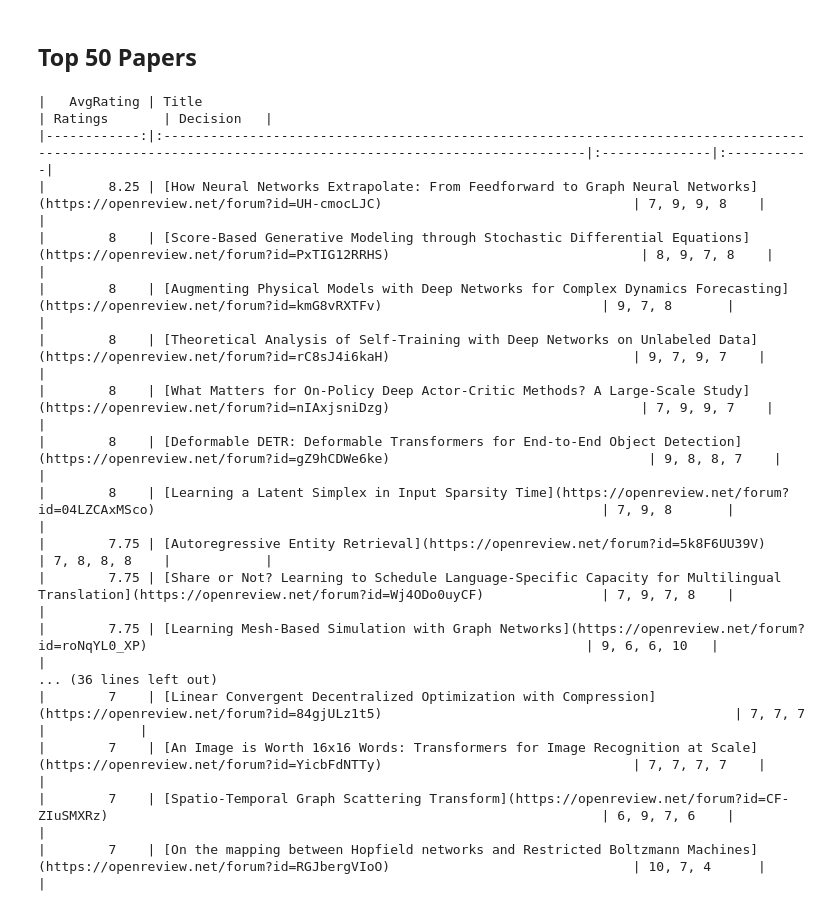
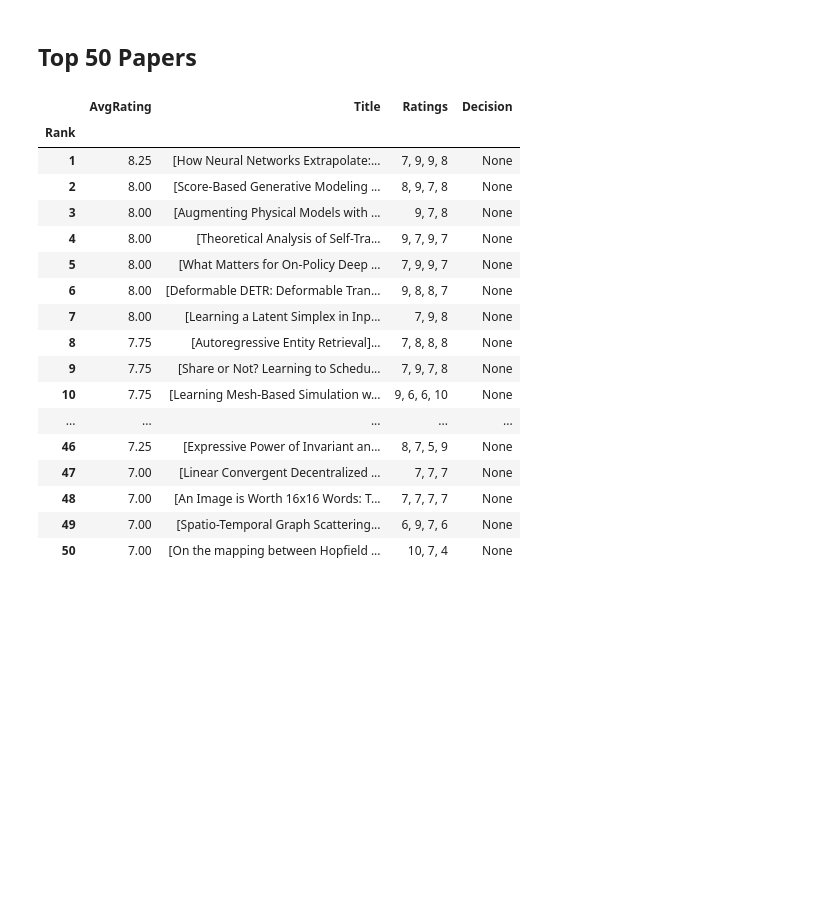
Before and after one commit to evanzd/ICLR2021-OpenReviewData, a Jupyter notebook: visualization.ipynb, the cells around one changed output. Drawn from its saved outputs; the diff is of its cells as text; code cells hidden in the pictures; blank space fills up the shorter version.

```diff
--- a/visualization.ipynb
+++ b/visualization.ipynb
@@ -110,28 +110,31 @@ plt.savefig('asset/keyword_ratings.png', dpi=300, bbox_inches='tight')
 # %%
 comb_df = pd.DataFrame({
     'AvgRating': ratings.mean(axis=1).round(2),
     'Title': '[' + df['title'] + ']' + '(' + df['link'] + ')',
     'Ratings': ratings.apply(lambda x: ', '.join(x.dropna().astype(int).astype(str).values), axis=1),
     'Decision': None
 })
 
 comb_df = comb_df.sort_values('AvgRating', ascending=False).reset_index(drop=True)
-print(comb_df.head(50).to_markdown(index=False))
+comb_df.index += 1
+comb_df.index.name = 'Rank'
+comb_df.head(50)
 # %% [output]
-|   AvgRating | Title                                                                                                                                                   | Ratings       | Decision   |
-|------------:|:--------------------------------------------------------------------------------------------------------------------------------------------------------|:--------------|:-----------|
-|        8.25 | [How Neural Networks Extrapolate: From Feedforward to Graph Neural Networks](https://openreview.net/forum?id=UH-cmocLJC)                                | 7, 9, 9, 8    |            |
-|        8    | [Score-Based Generative Modeling through Stochastic Differential Equations](https://openreview.net/forum?id=PxTIG12RRHS)                                | 8, 9, 7, 8    |            |
-|        8    | [Augmenting Physical Models with Deep Networks for Complex Dynamics Forecasting](https://openreview.net/forum?id=kmG8vRXTFv)                            | 9, 7, 8       |            |
-|        8    | [Theoretical Analysis of Self-Training with Deep Networks on Unlabeled Data](https://openreview.net/forum?id=rC8sJ4i6kaH)                               | 9, 7, 9, 7    |            |
-|        8    | [What Matters for On-Policy Deep Actor-Critic Methods? A Large-Scale Study](https://openreview.net/forum?id=nIAxjsniDzg)                                | 7, 9, 9, 7    |            |
-|        8    | [Deformable DETR: Deformable Transformers for End-to-End Object Detection](https://openreview.net/forum?id=gZ9hCDWe6ke)                                 | 9, 8, 8, 7    |            |
-|        8    | [Learning a Latent Simplex in Input Sparsity Time](https://openreview.net/forum?id=04LZCAxMSco)                                                         | 7, 9, 8       |            |
-|        7.75 | [Autoregressive Entity Retrieval](https://openreview.net/forum?id=5k8F6UU39V)                                                                           | 7, 8, 8, 8    |            |
-|        7.75 | [Share or Not? Learning to Schedule Language-Specific Capacity for Multilingual Translation](https://openreview.net/forum?id=Wj4ODo0uyCF)               | 7, 9, 7, 8    |            |
-|        7.75 | [Learning Mesh-Based Simulation with Graph Networks](https://openreview.net/forum?id=roNqYL0_XP)                                                        | 9, 6, 6, 10   |            |
-... (36 lines left out)
-|        7    | [Linear Convergent Decentralized Optimization with Compression](https://openreview.net/forum?id=84gjULz1t5)                                             | 7, 7, 7       |            |
-|        7    | [An Image is Worth 16x16 Words: Transformers for Image Recognition at Scale](https://openreview.net/forum?id=YicbFdNTTy)                                | 7, 7, 7, 7    |            |
-|        7    | [Spatio-Temporal Graph Scattering Transform](https://openreview.net/forum?id=CF-ZIuSMXRz)                                                               | 6, 9, 7, 6    |            |
-|        7    | [On the mapping between Hopfield networks and Restricted Boltzmann Machines](https://openreview.net/forum?id=RGJbergVIoO)                               | 10, 7, 4      |            |
+|  | AvgRating | Title | Ratings | Decision |
+| Rank |  |  |  |  |
+| 1 | 8.25 | [How Neural Networks Extrapolate:... | 7, 9, 9, 8 | None |
+| 2 | 8.00 | [Score-Based Generative Modeling ... | 8, 9, 7, 8 | None |
+| 3 | 8.00 | [Augmenting Physical Models with ... | 9, 7, 8 | None |
+| 4 | 8.00 | [Theoretical Analysis of Self-Tra... | 9, 7, 9, 7 | None |
+| 5 | 8.00 | [What Matters for On-Policy Deep ... | 7, 9, 9, 7 | None |
+| 6 | 8.00 | [Deformable DETR: Deformable Tran... | 9, 8, 8, 7 | None |
+| 7 | 8.00 | [Learning a Latent Simplex in Inp... | 7, 9, 8 | None |
+| 8 | 7.75 | [Autoregressive Entity Retrieval]... | 7, 8, 8, 8 | None |
+| 9 | 7.75 | [Share or Not? Learning to Schedu... | 7, 9, 7, 8 | None |
+| 10 | 7.75 | [Learning Mesh-Based Simulation w... | 9, 6, 6, 10 | None |
+| ... | ... | ... | ... | ... |
+| 46 | 7.25 | [Expressive Power of Invariant an... | 8, 7, 5, 9 | None |
+| 47 | 7.00 | [Linear Convergent Decentralized ... | 7, 7, 7 | None |
+| 48 | 7.00 | [An Image is Worth 16x16 Words: T... | 7, 7, 7, 7 | None |
+| 49 | 7.00 | [Spatio-Temporal Graph Scattering... | 6, 9, 7, 6 | None |
+| 50 | 7.00 | [On the mapping between Hopfield ... | 10, 7, 4 | None |
```
Also changed, not shown: parts of 4 cells of this notebook, 1 other file.
